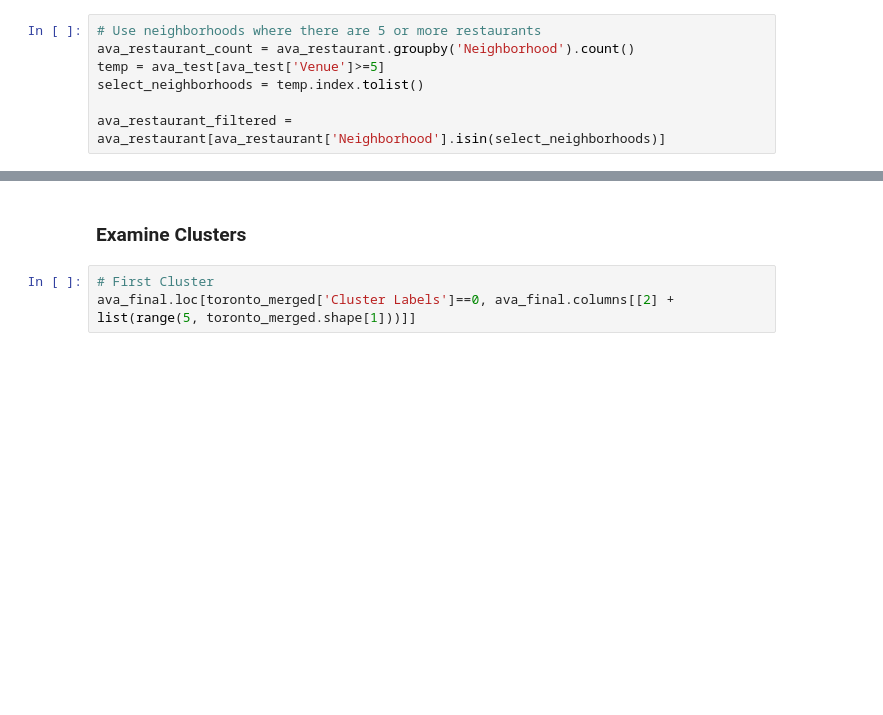
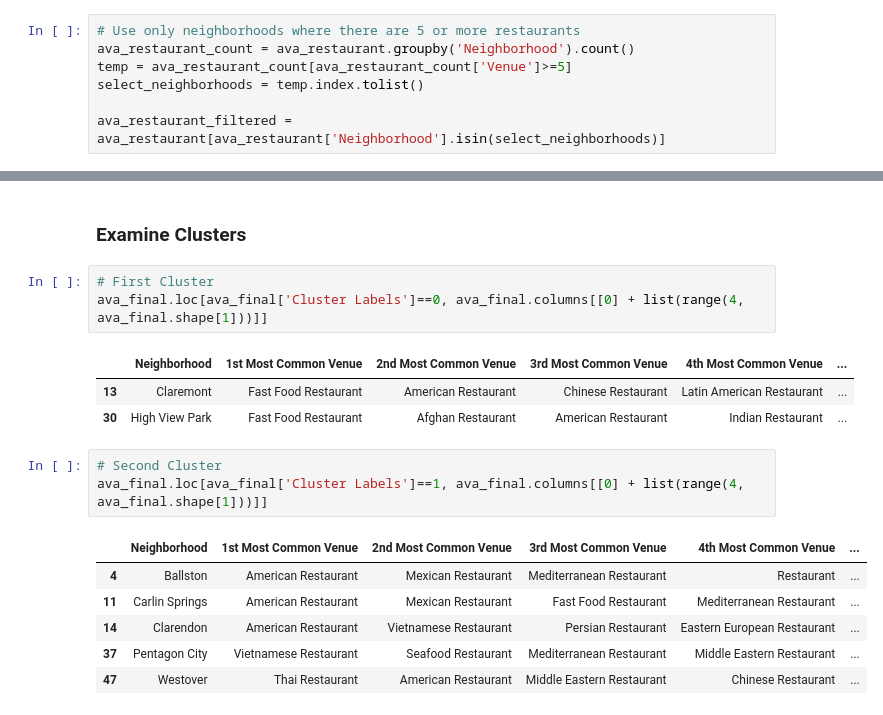
Before and after one commit to kntsully/IBM-Data-Science-Capstone, a Jupyter notebook: CapstoneNotebook.ipynb, the cells around one changed output, grey strips where cells are left out. Drawn from its saved outputs; the diff is of its cells as text; blank space fills up the shorter version.

```diff
--- a/CapstoneNotebook.ipynb
+++ b/CapstoneNotebook.ipynb
@@ -218,7 +217,7 @@ ava_restaurant.shape
 # %%
-# Use neighborhoods where there are 5 or more restaurants
+# Use only neighborhoods where there are 5 or more restaurants
 ava_restaurant_count = ava_restaurant.groupby('Neighborhood').count()
-temp = ava_test[ava_test['Venue']>=5]
+temp = ava_restaurant_count[ava_restaurant_count['Venue']>=5]
 select_neighborhoods = temp.index.tolist()
 
 ava_restaurant_filtered = ava_restaurant[ava_restaurant['Neighborhood'].isin(select_neighborhoods)]
@@ -314,4 +375,18 @@ map_clusters
 ### Examine Clusters
 # %%
 # First Cluster
-ava_final.loc[toronto_merged['Cluster Labels']==0, ava_final.columns[[2] + list(range(5, toronto_merged.shape[1]))]]
+ava_final.loc[ava_final['Cluster Labels']==0, ava_final.columns[[0] + list(range(4, ava_final.shape[1]))]]
+# %% [output]
+|  | Neighborhood | 1st Most Common Venue | 2nd Most Common Venue | 3rd Most Common Venue | 4th Most Common Venue | ... |
+| 13 | Claremont | Fast Food Restaurant | American Restaurant | Chinese Restaurant | Latin American Restaurant | ... |
+| 30 | High View Park | Fast Food Restaurant | Afghan Restaurant | American Restaurant | Indian Restaurant | ... |
+# %%
+# Second Cluster
+ava_final.loc[ava_final['Cluster Labels']==1, ava_final.columns[[0] + list(range(4, ava_final.shape[1]))]]
+# %% [output]
+|  | Neighborhood | 1st Most Common Venue | 2nd Most Common Venue | 3rd Most Common Venue | 4th Most Common Venue | ... |
+| 4 | Ballston | American Restaurant | Mexican Restaurant | Mediterranean Restaurant | Restaurant | ... |
+| 11 | Carlin Springs | American Restaurant | Mexican Restaurant | Fast Food Restaurant | Mediterranean Restaurant | ... |
+| 14 | Clarendon | American Restaurant | Vietnamese Restaurant | Persian Restaurant | Eastern European Restaurant | ... |
+| 37 | Pentagon City | Vietnamese Restaurant | Seafood Restaurant | Mediterranean Restaurant | Middle Eastern Restaurant | ... |
+| 47 | Westover | Thai Restaurant | American Restaurant | Middle Eastern Restaurant | Chinese Restaurant | ... |
```
Also changed, not shown: parts of 23 cells of this notebook.
